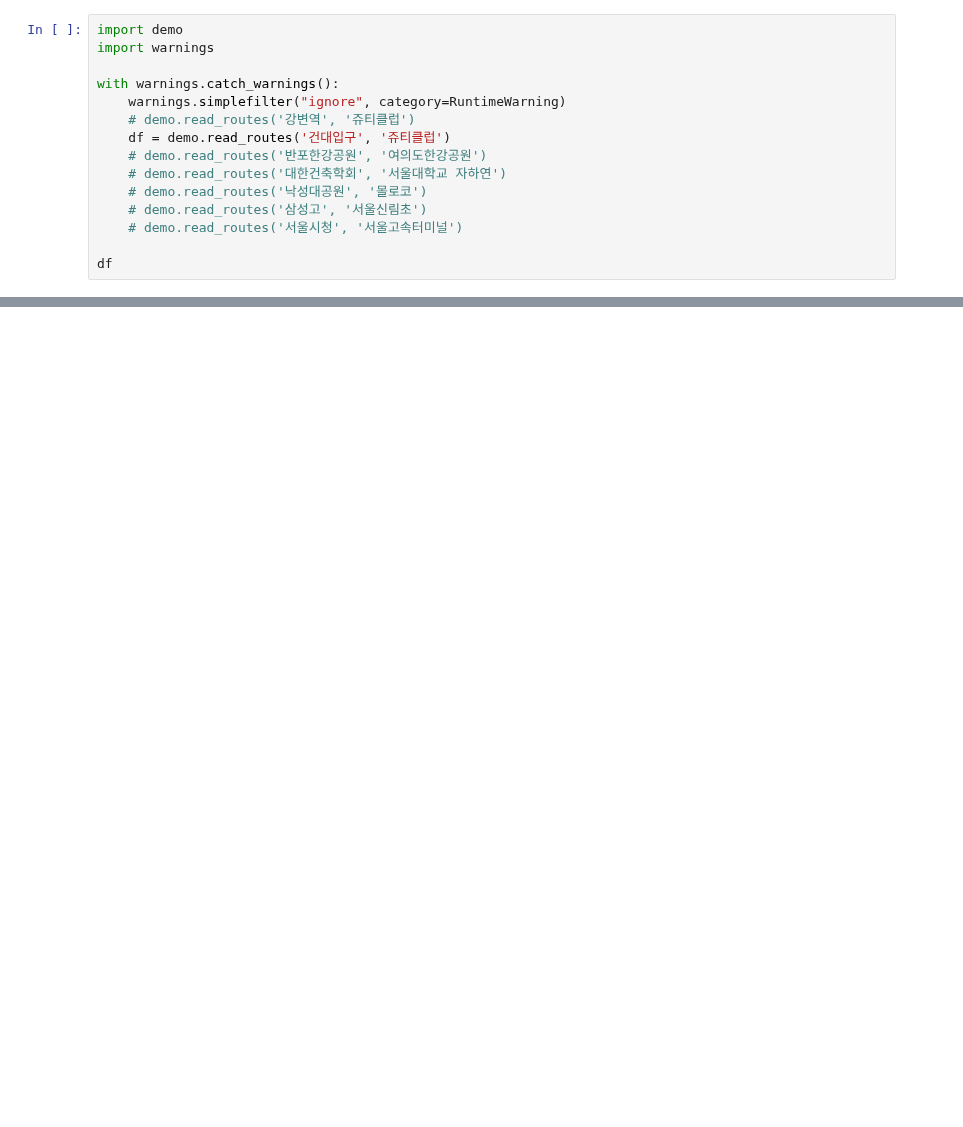
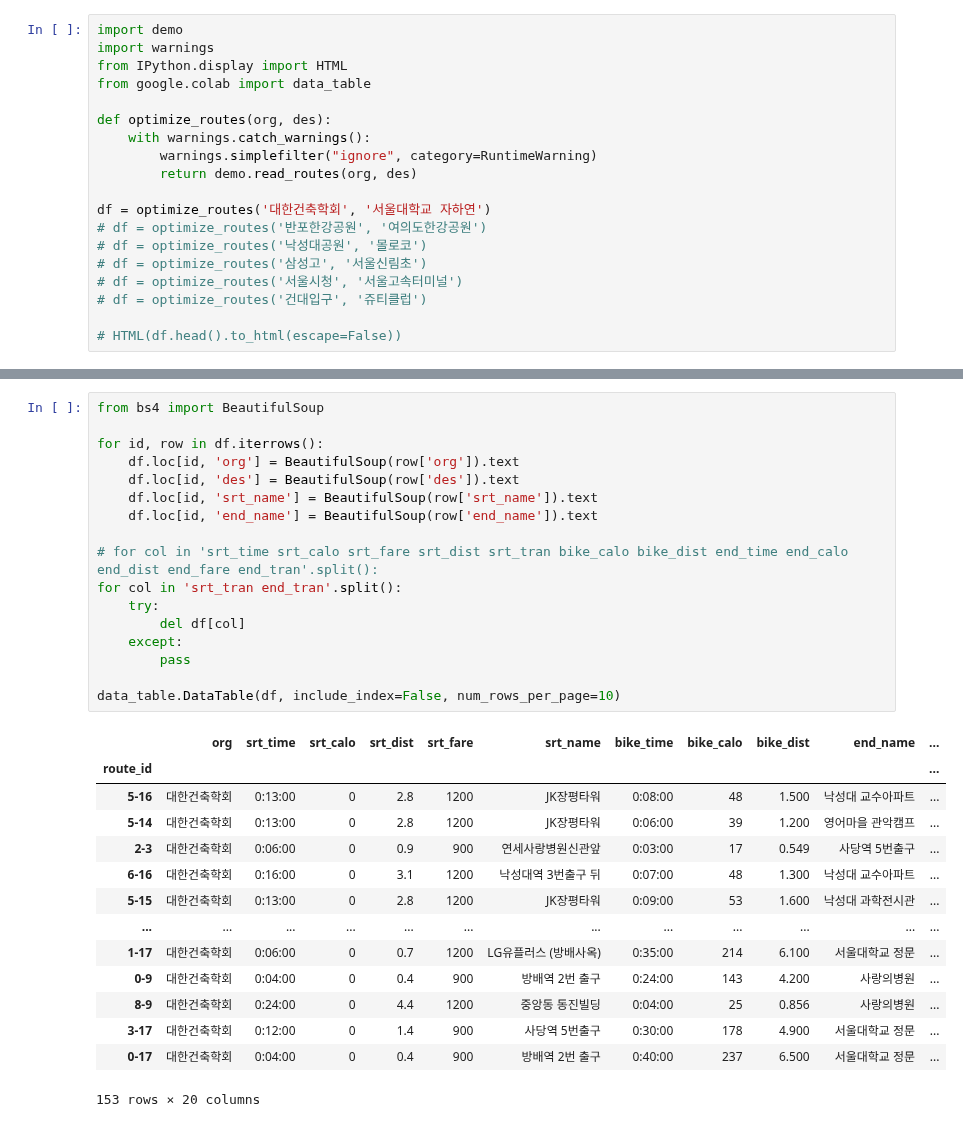
Before and after one commit to lucetre-snu/seoul-bike-transit, a Jupyter notebook: route-finder/demo.ipynb, the cells around one changed output, grey strips where cells are left out. Cells and saved outputs as stored; diff of their text form; blank space fills up the shorter version.

Commit message:
Optimize fare/tran

```diff
--- a/route-finder/demo.ipynb
+++ b/route-finder/demo.ipynb
@@ -35,15 +47,19 @@ Requirement already satisfied: six>=1.5 in /usr/local/lib/python3.7/dist-package
 # %%
 import demo
 import warnings
+from IPython.display import HTML
+from google.colab import data_table
 
-with warnings.catch_warnings():
-    warnings.simplefilter("ignore", category=RuntimeWarning)
-    # demo.read_routes('강변역', '쥬티클럽')
-    df = demo.read_routes('건대입구', '쥬티클럽')
-    # demo.read_routes('반포한강공원', '여의도한강공원')
-    # demo.read_routes('대한건축학회', '서울대학교 자하연')
-    # demo.read_routes('낙성대공원', '몰로코')
-    # demo.read_routes('삼성고', '서울신림초')
-    # demo.read_routes('서울시청', '서울고속터미널')
+def optimize_routes(org, des):
+    with warnings.catch_warnings():
+        warnings.simplefilter("ignore", category=RuntimeWarning)
+        return demo.read_routes(org, des)
 
-df
+df = optimize_routes('대한건축학회', '서울대학교 자하연')
+# df = optimize_routes('반포한강공원', '여의도한강공원')
+# df = optimize_routes('낙성대공원', '몰로코')
+# df = optimize_routes('삼성고', '서울신림초')
+# df = optimize_routes('서울시청', '서울고속터미널')
+# df = optimize_routes('건대입구', '쥬티클럽')
+
+# HTML(df.head().to_html(escape=False))
@@ -68,0 +66,32 @@ df
+# %%
+from bs4 import BeautifulSoup
+
+for id, row in df.iterrows():
+    df.loc[id, 'org'] = BeautifulSoup(row['org']).text
+    df.loc[id, 'des'] = BeautifulSoup(row['des']).text
+    df.loc[id, 'srt_name'] = BeautifulSoup(row['srt_name']).text
+    df.loc[id, 'end_name'] = BeautifulSoup(row['end_name']).text
+
+# for col in 'srt_time srt_calo srt_fare srt_dist srt_tran bike_calo bike_dist end_time end_calo end_dist end_fare end_tran'.split():
+for col in 'srt_tran end_tran'.split():
+    try:
+        del df[col]
+    except:
+        pass
+
+data_table.DataTable(df, include_index=False, num_rows_per_page=10)
+# %% [output]
+|  | org | srt_time | srt_calo | srt_dist | srt_fare | srt_name | bike_time | bike_calo | bike_dist | end_name | ... |
+| route_id |  |  |  |  |  |  |  |  |  |  | ... |
+| 5-16 | 대한건축학회 | 0:13:00 | 0 | 2.8 | 1200 | JK장평타워 | 0:08:00 | 48 | 1.500 | 낙성대 교수아파트 | ... |
+| 5-14 | 대한건축학회 | 0:13:00 | 0 | 2.8 | 1200 | JK장평타워 | 0:06:00 | 39 | 1.200 | 영어마을 관악캠프 | ... |
+| 2-3 | 대한건축학회 | 0:06:00 | 0 | 0.9 | 900 | 연세사랑병원신관앞 | 0:03:00 | 17 | 0.549 | 사당역 5번출구 | ... |
+| 6-16 | 대한건축학회 | 0:16:00 | 0 | 3.1 | 1200 | 낙성대역 3번출구 뒤 | 0:07:00 | 48 | 1.300 | 낙성대 교수아파트 | ... |
+| 5-15 | 대한건축학회 | 0:13:00 | 0 | 2.8 | 1200 | JK장평타워 | 0:09:00 | 53 | 1.600 | 낙성대 과학전시관 | ... |
+| ... | ... | ... | ... | ... | ... | ... | ... | ... | ... | ... | ... |
+| 1-17 | 대한건축학회 | 0:06:00 | 0 | 0.7 | 1200 | LG유플러스 (방배사옥) | 0:35:00 | 214 | 6.100 | 서울대학교 정문 | ... |
+| 0-9 | 대한건축학회 | 0:04:00 | 0 | 0.4 | 900 | 방배역 2번 출구 | 0:24:00 | 143 | 4.200 | 사랑의병원 | ... |
+| 8-9 | 대한건축학회 | 0:24:00 | 0 | 4.4 | 1200 | 중앙동 동진빌딩 | 0:04:00 | 25 | 0.856 | 사랑의병원 | ... |
+| 3-17 | 대한건축학회 | 0:12:00 | 0 | 1.4 | 900 | 사당역 5번출구 | 0:30:00 | 178 | 4.900 | 서울대학교 정문 | ... |
+| 0-17 | 대한건축학회 | 0:04:00 | 0 | 0.4 | 900 | 방배역 2번 출구 | 0:40:00 | 237 | 6.500 | 서울대학교 정문 | ... |
+153 rows × 20 columns
```
Also changed, not shown: parts of 6 cells of this notebook, 4 other files.
